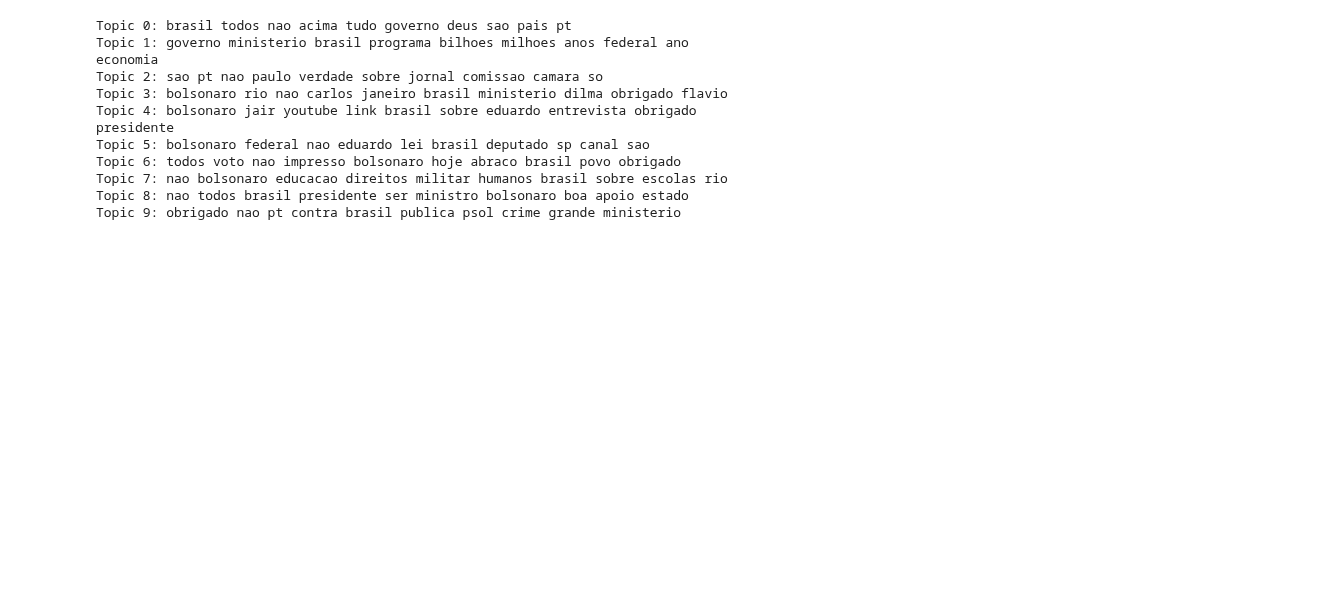
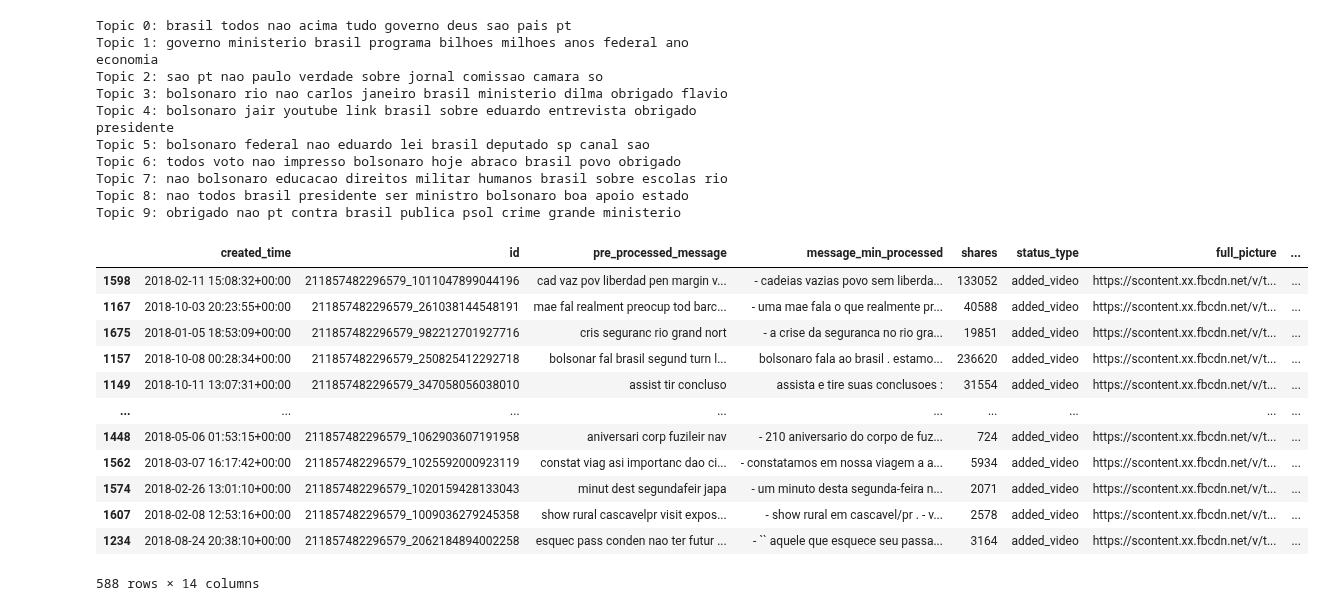
Before and after one commit to LucasPereiraMiranda/social-media-analysis, a Jupyter notebook: source/jupyter/lda_topics.ipynb, the cells around one changed output. Saved outputs shown, nothing was run; the diff lists cells and outputs as text; code cells hidden in the pictures; blank space fills up the shorter version.

Commit message:
Obter posts em um período e ordenar por reação

```diff
--- a/source/jupyter/lda_topics.ipynb
+++ b/source/jupyter/lda_topics.ipynb
@@ -187,3 +192,33 @@ Topic 6: todos voto nao impresso bolsonaro hoje abraco brasil povo obrigado
 Topic 7: nao bolsonaro educacao direitos militar humanos brasil sobre escolas rio
 Topic 8: nao todos brasil presidente ser ministro bolsonaro boa apoio estado
 Topic 9: obrigado nao pt contra brasil publica psol crime grande ministerio
+# %%
+#===========================================================================
+# obter o dataframe com os posts do candidato no ano de 2018
+#===========================================================================
+
+time_mask = (df_candidate['created_time'] >= '2018-01-01') & (df_candidate['created_time'] <= '2018-12-31')
+
+df_election = df_candidate[time_mask]
+# %%
+#===========================================================================
+# ordenando df_election por reacoes sad
+#===========================================================================
+
+election_df_sorted_by_sad = df_election.sort_values('reactions_sad', ascending=False) # ordenando o df por sad
+
+sorted_df_by_sad
+# %% [output]
+|  | created_time | id | pre_processed_message | message_min_processed | shares | status_type | full_picture | ... |
+| 1598 | 2018-02-11 15:08:32+00:00 | 211857482296579_1011047899044196 | cad vaz pov liberdad pen margin v... | - cadeias vazias povo sem liberda... | 133052 | added_video | https://scontent.xx.fbcdn.net/v/t... | ... |
+| 1167 | 2018-10-03 20:23:55+00:00 | 211857482296579_261038144548191 | mae fal realment preocup tod barc... | - uma mae fala o que realmente pr... | 40588 | added_video | https://scontent.xx.fbcdn.net/v/t... | ... |
+| 1675 | 2018-01-05 18:53:09+00:00 | 211857482296579_982212701927716 | cris seguranc rio grand nort | - a crise da seguranca no rio gra... | 19851 | added_video | https://scontent.xx.fbcdn.net/v/t... | ... |
+| 1157 | 2018-10-08 00:28:34+00:00 | 211857482296579_250825412292718 | bolsonar fal brasil segund turn l... | bolsonaro fala ao brasil . estamo... | 236620 | added_video | https://scontent.xx.fbcdn.net/v/t... | ... |
+| 1149 | 2018-10-11 13:07:31+00:00 | 211857482296579_347058056038010 | assist tir concluso | assista e tire suas conclusoes : | 31554 | added_video | https://scontent.xx.fbcdn.net/v/t... | ... |
+| ... | ... | ... | ... | ... | ... | ... | ... | ... |
+| 1448 | 2018-05-06 01:53:15+00:00 | 211857482296579_1062903607191958 | aniversari corp fuzileir nav | - 210 aniversario do corpo de fuz... | 724 | added_video | https://scontent.xx.fbcdn.net/v/t... | ... |
+| 1562 | 2018-03-07 16:17:42+00:00 | 211857482296579_1025592000923119 | constat viag asi importanc dao ci... | - constatamos em nossa viagem a a... | 5934 | added_video | https://scontent.xx.fbcdn.net/v/t... | ... |
+| 1574 | 2018-02-26 13:01:10+00:00 | 211857482296579_1020159428133043 | minut dest segundafeir japa | - um minuto desta segunda-feira n... | 2071 | added_video | https://scontent.xx.fbcdn.net/v/t... | ... |
+| 1607 | 2018-02-08 12:53:16+00:00 | 211857482296579_1009036279245358 | show rural cascavelpr visit expos... | - show rural em cascavel/pr . - v... | 2578 | added_video | https://scontent.xx.fbcdn.net/v/t... | ... |
+| 1234 | 2018-08-24 20:38:10+00:00 | 211857482296579_2062184894002258 | esquec pass conden nao ter futur ... | - `` aquele que esquece seu passa... | 3164 | added_video | https://scontent.xx.fbcdn.net/v/t... | ... |
+588 rows × 14 columns
```
Also changed, not shown: parts of 5 cells of this notebook.
